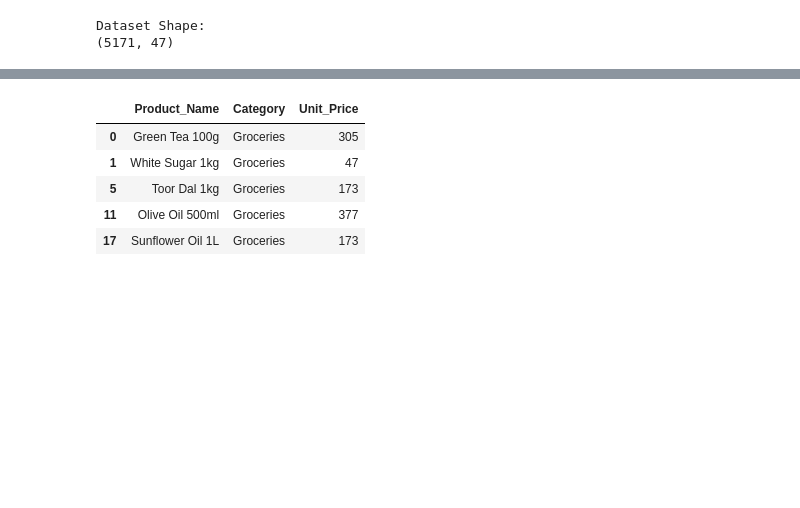
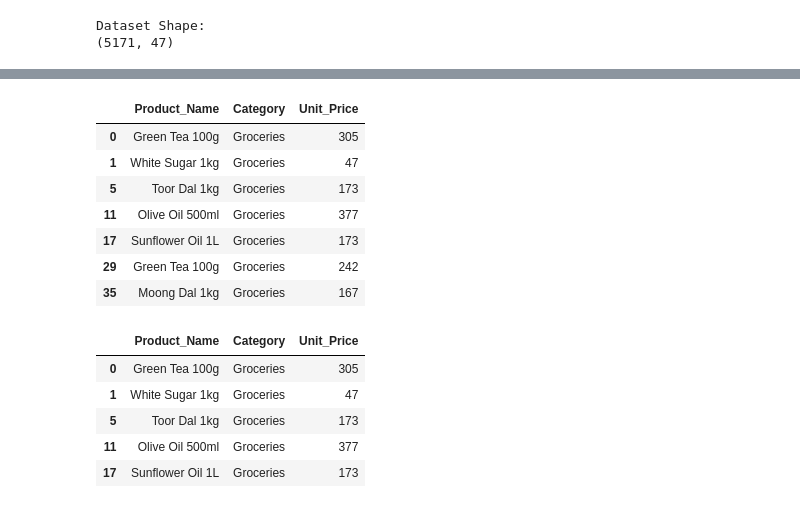
Before and after one commit to Snehal05300/Retail-Analytics-Kickoff-Dataset-Exploration-Statistical-Analysis, a Jupyter notebook: Lab_3.ipynb, the cells around one changed output, grey strips where cells are left out. Drawn from its saved outputs; the diff is of its cells as text; code cells hidden in the pictures; blank space fills up the shorter version.

```diff
--- a/Lab_3.ipynb
+++ b/Lab_3.ipynb
@@ -210,3 +273,15 @@ Dataset Shape:
+# %%
+low_price = df[df['Unit_Price'] < 500]
+low_price[['Product_Name', 'Category', 'Unit_Price']].head(7)
+# %% [output]
+|  | Product_Name | Category | Unit_Price |
+| 0 | Green Tea 100g | Groceries | 305 |
+| 1 | White Sugar 1kg | Groceries | 47 |
+| 5 | Toor Dal 1kg | Groceries | 173 |
+| 11 | Olive Oil 500ml | Groceries | 377 |
+| 17 | Sunflower Oil 1L | Groceries | 173 |
+| 29 | Green Tea 100g | Groceries | 242 |
+| 35 | Moong Dal 1kg | Groceries | 167 |
 # %%
 low_price = df[df['Unit_Price'] < 500]
 low_price[['Product_Name', 'Category', 'Unit_Price']].head()
```
Also changed, not shown: parts of 10 cells of this notebook, 8 other files.
